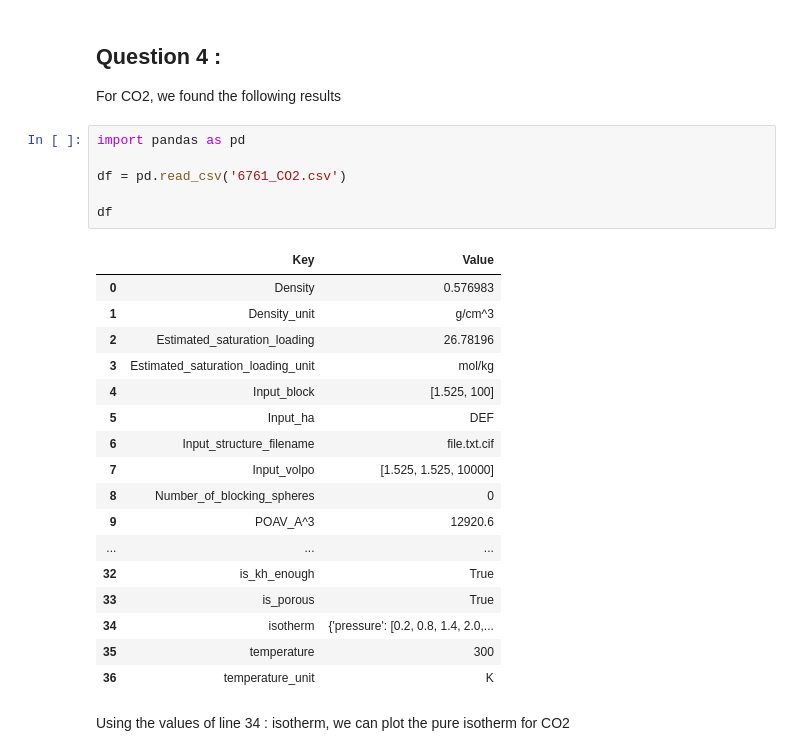
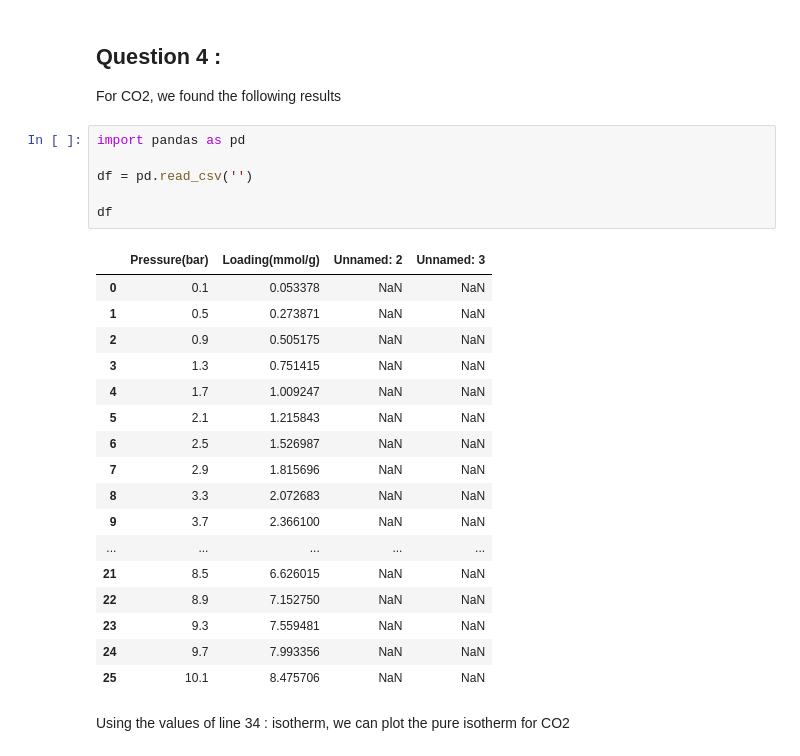
Before and after one commit to mabrnd/modeling_lab_15, a Jupyter notebook: Assignment2_group15.ipynb, the cells around one changed output. Saved outputs shown, nothing was run; the diff lists cells and outputs as text.

```diff
--- a/Assignment2_group15.ipynb
+++ b/Assignment2_group15.ipynb
@@ -66,27 +66,27 @@ For CO2, we found the following results
 # %%
 import pandas as pd
 
-df = pd.read_csv('6761_CO2.csv')
+df = pd.read_csv('')
 
 df
 # %% [output]
-|  | Key | Value |
-| 0 | Density | 0.576983 |
-| 1 | Density_unit | g/cm^3 |
-| 2 | Estimated_saturation_loading | 26.78196 |
-| 3 | Estimated_saturation_loading_unit | mol/kg |
-| 4 | Input_block | [1.525, 100] |
-| 5 | Input_ha | DEF |
-| 6 | Input_structure_filename | file.txt.cif |
-| 7 | Input_volpo | [1.525, 1.525, 10000] |
-| 8 | Number_of_blocking_spheres | 0 |
-| 9 | POAV_A^3 | 12920.6 |
-| ... | ... | ... |
-| 32 | is_kh_enough | True |
-| 33 | is_porous | True |
-| 34 | isotherm | {'pressure': [0.2, 0.8, 1.4, 2.0,... |
-| 35 | temperature | 300 |
-| 36 | temperature_unit | K |
+|  | Pressure(bar) | Loading(mmol/g) | Unnamed: 2 | Unnamed: 3 |
+| 0 | 0.1 | 0.053378 | NaN | NaN |
+| 1 | 0.5 | 0.273871 | NaN | NaN |
+| 2 | 0.9 | 0.505175 | NaN | NaN |
+| 3 | 1.3 | 0.751415 | NaN | NaN |
+| 4 | 1.7 | 1.009247 | NaN | NaN |
+| 5 | 2.1 | 1.215843 | NaN | NaN |
+| 6 | 2.5 | 1.526987 | NaN | NaN |
+| 7 | 2.9 | 1.815696 | NaN | NaN |
+| 8 | 3.3 | 2.072683 | NaN | NaN |
+| 9 | 3.7 | 2.366100 | NaN | NaN |
+| ... | ... | ... | ... | ... |
+| 21 | 8.5 | 6.626015 | NaN | NaN |
+| 22 | 8.9 | 7.152750 | NaN | NaN |
+| 23 | 9.3 | 7.559481 | NaN | NaN |
+| 24 | 9.7 | 7.993356 | NaN | NaN |
+| 25 | 10.1 | 8.475706 | NaN | NaN |
 # %% [markdown]
 Using the values of line 34 : isotherm, we can plot the pure isotherm for CO2
 # %%
```
Also changed, not shown: parts of 6 cells of this notebook.
